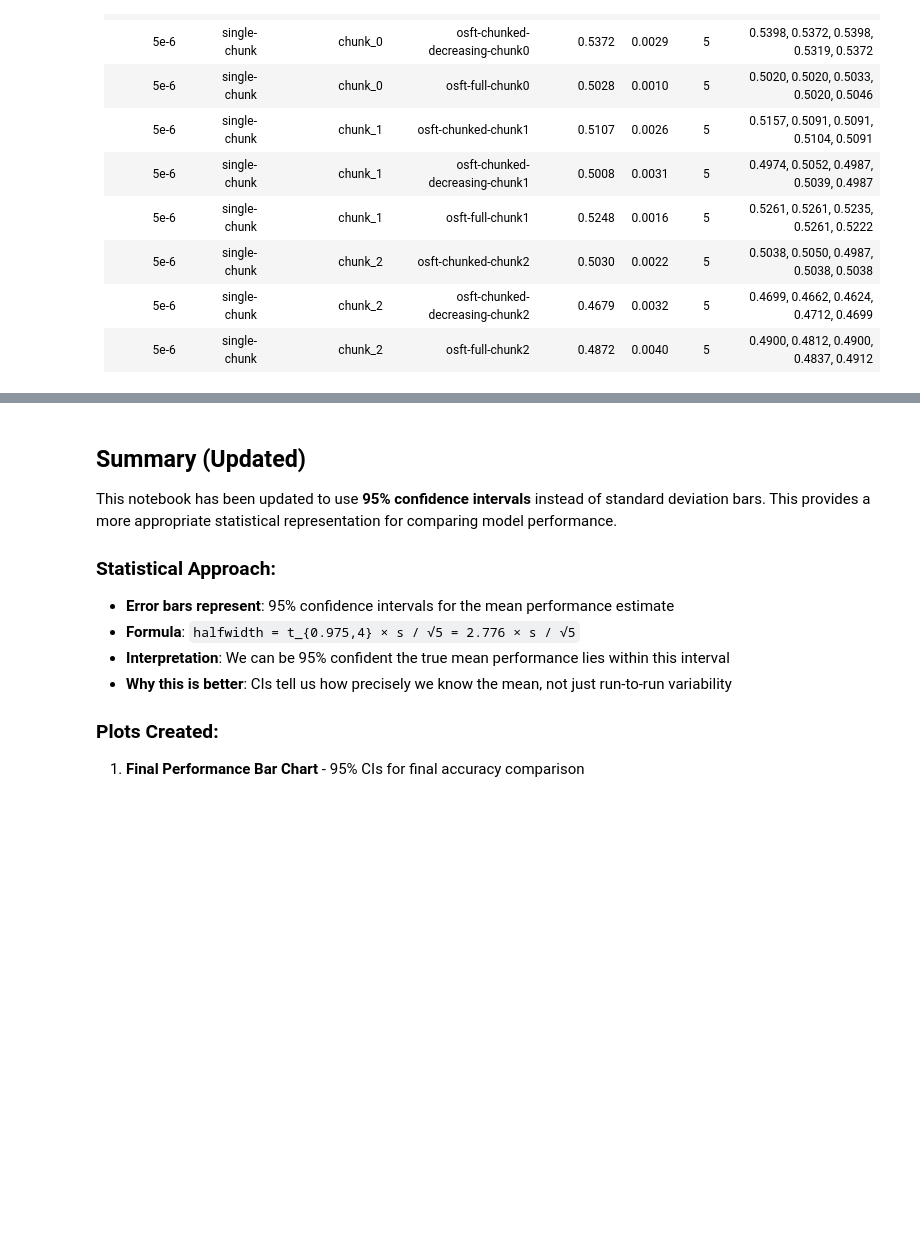
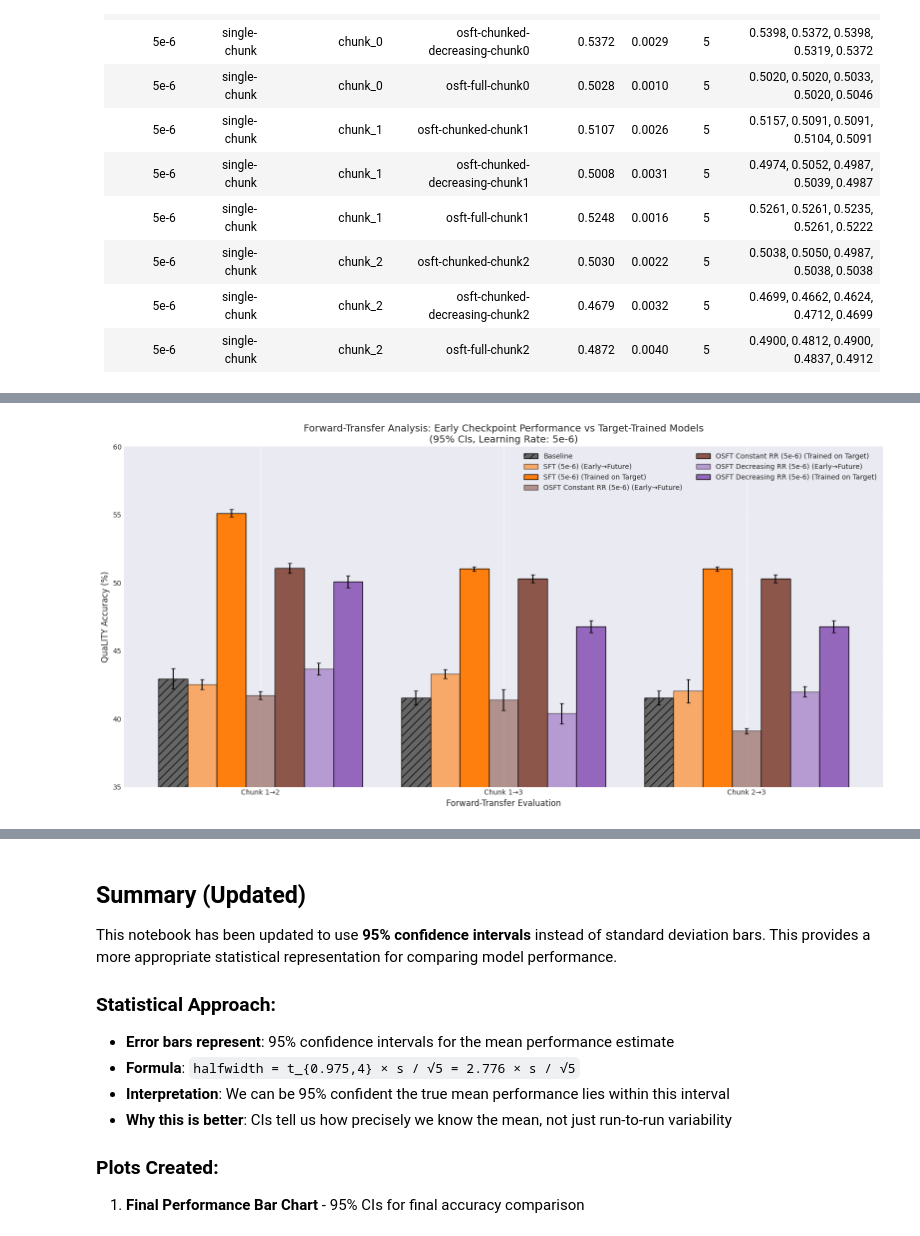
Before and after one commit to RobotSail/training_hub, a Jupyter notebook: examples/scripts/quality_plots_with_variance.ipynb, the cells around one changed output, grey strips where cells are left out. Saved outputs shown, nothing was run; the diff lists cells and outputs as text; code cells hidden in the pictures; blank space fills up the shorter version.

```diff
--- a/examples/scripts/quality_plots_with_variance.ipynb
+++ b/examples/scripts/quality_plots_with_variance.ipynb
@@ -1267,0 +1574,78 @@ All error bars will use 95% confidence intervals for the mean (t-distribution, n
+# %%
+# Plot 6d: Forward-Transfer Analysis - 5e-6 Learning Rate
+fig, ax = plt.subplots(figsize=(16, 8))
+
+# Check if we actually have forward-transfer data for 5e-6
+has_5e6_ft_data = df_with_forgetting[
+    (df_with_forgetting['lr'] == '5e-6') &
+    (df_with_forgetting['dataset_type'] == 'forward-transfer')
+]
+
+if len(has_5e6_ft_data) == 0:
+    print("WARNING: No forward-transfer data found for learning rate 5e-6")
+    print("This plot may show empty or incorrect data.")
+
+# Methods for 5e-6 plot (include SFT which also ran at 5e-6)
+methods_5e6_ft = [
+    ('sft-chunked', 'sft-chunked', 'SFT (5e-6)', '#ff7f0e', '5e-6'),
+    ('osft-chunked', 'osft-chunked', 'OSFT Constant RR (5e-6)', '#8c564b', '5e-6'),
+    ('osft-chunked-decreasing', 'osft-chunked-decreasing', 'OSFT Decreasing RR (5e-6)', '#9467bd', '5e-6'),
+]
+
+# Set up bar positions (include baseline)
+total_bars = len(methods_5e6_ft) * 2 + 1  # methods have 2 bars each, baseline has 1
+x = np.arange(len(eval_labels))
+
+# Plot baseline bars first (reuse from 2e-5 plot)
+bar_index = 0
+bars_baseline = ax.bar(x + bar_index * bar_width - (total_bars-1)*bar_width/2,
+                      baseline_target_scores, bar_width, yerr=baseline_target_cis, capsize=3,
+                      label='Baseline', color='#666666', edgecolor='black', hatch='//')
+bar_index += 1
+
+# Plot bars for each method
+for method_base, experiment_name, label, color, lr in methods_5e6_ft:
+    ft_scores, ft_cis, orig_scores, orig_cis = get_forward_transfer_data_with_ci(lr, method_base, experiment_name)
+
+    # Debug: Print the values
+    print(f"\n{label} Forward-Transfer ({lr}):")
+    print(f"  Forward-transfer scores: {ft_scores}")
+    print(f"  Forward-transfer CIs: {ft_cis}")
+    print(f"  Original scores: {orig_scores}")
+    print(f"  Original CIs: {orig_cis}")
+
+    # Only plot if we have data
+    if any(score > 0 for score in ft_scores) or any(score > 0 for score in orig_scores):
+        # Forward-transfer scores (lighter shade)
+        bars_ft = ax.bar(x + bar_index * bar_width - (total_bars-1)*bar_width/2,
+                         ft_scores, bar_width, yerr=ft_cis, capsize=3,
+                         label=f'{label} (Early→Future)', color=color, alpha=0.6, edgecolor='black')
+        bar_index += 1
+
+        # Original scores (darker shade)
+        bars_orig = ax.bar(x + bar_index * bar_width - (total_bars-1)*bar_width/2,
+                           orig_scores, bar_width, yerr=orig_cis, capsize=3,
+                           label=f'{label} (Trained on Target)', color=color, alpha=1.0, edgecolor='black')
+        bar_index += 1
+    else:
+        print(f"  WARNING: No valid data found for {label}, skipping bars")
+        # Still increment bar_index to maintain spacing
+        bar_index += 2
+
+ax.set_xlabel('Forward-Transfer Evaluation', fontsize=12)
+ax.set_ylabel('QuaLITY Accuracy (%)', fontsize=12)
+# Check if we have any data to display
+has_data = bar_index > 1  # More than just baseline
+if has_data:
+    ax.set_title('Forward-Transfer Analysis: Early Checkpoint Performance vs Target-Trained Models\n(95% CIs, Learning Rate: 5e-6)', fontsize=14)
+else:
+    ax.set_title('Forward-Transfer Analysis: Early Checkpoint Performance vs Target-Trained Models\n(95% CIs, Learning Rate: 5e-6)\nNote: No forward-transfer data available', fontsize=14)
+ax.set_xticks(x)
+ax.set_xticklabels(eval_labels)
+ax.legend(loc='upper right', ncol=2)
+ax.grid(axis='y', alpha=0.3)
+ax.set_ylim(35, 60)
+
+plt.tight_layout()
+plt.show()
+# %% [output]
@@ -1267,0 +1669 @@ All error bars will use 95% confidence intervals for the mean (t-distribution, n
+[figure, added]
```
Also changed, not shown: parts of 31 cells of this notebook.
